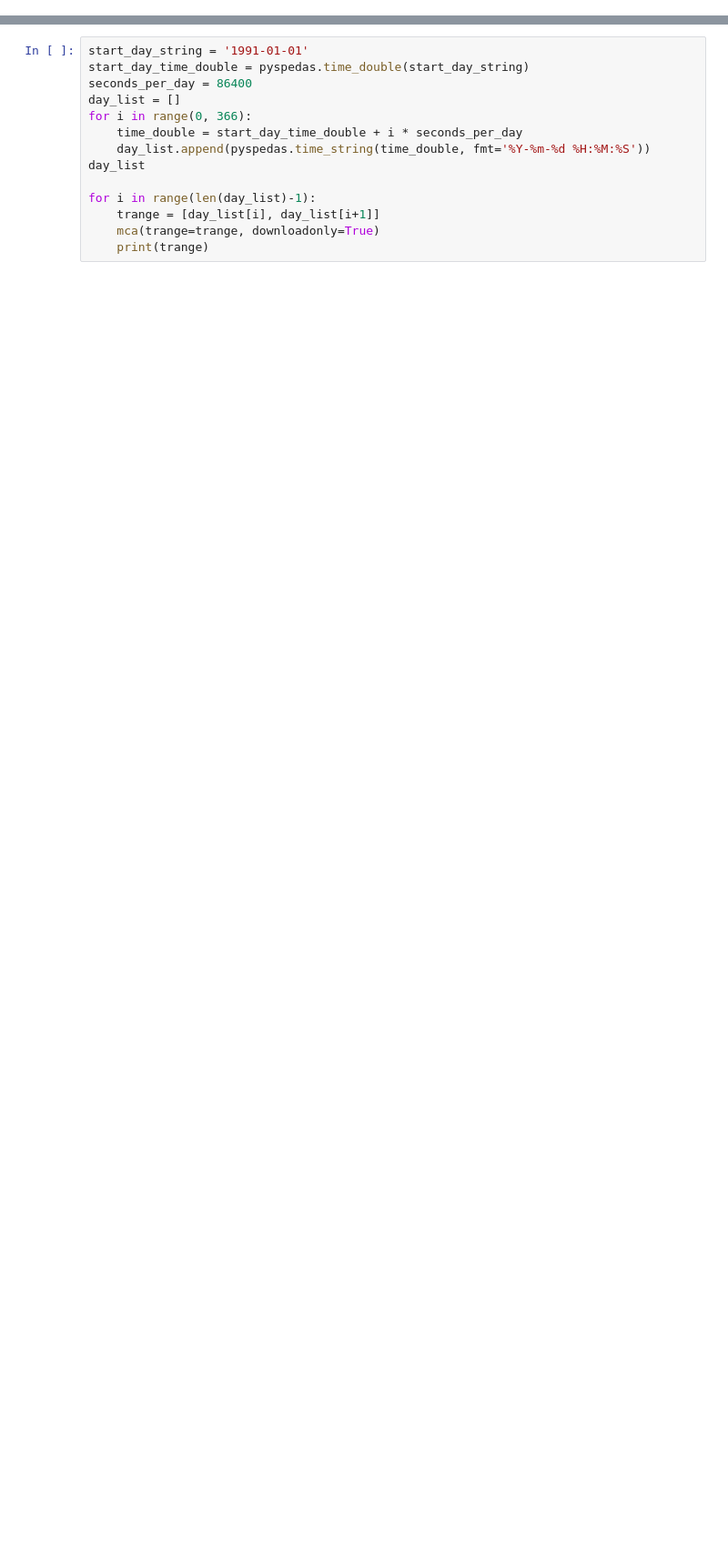
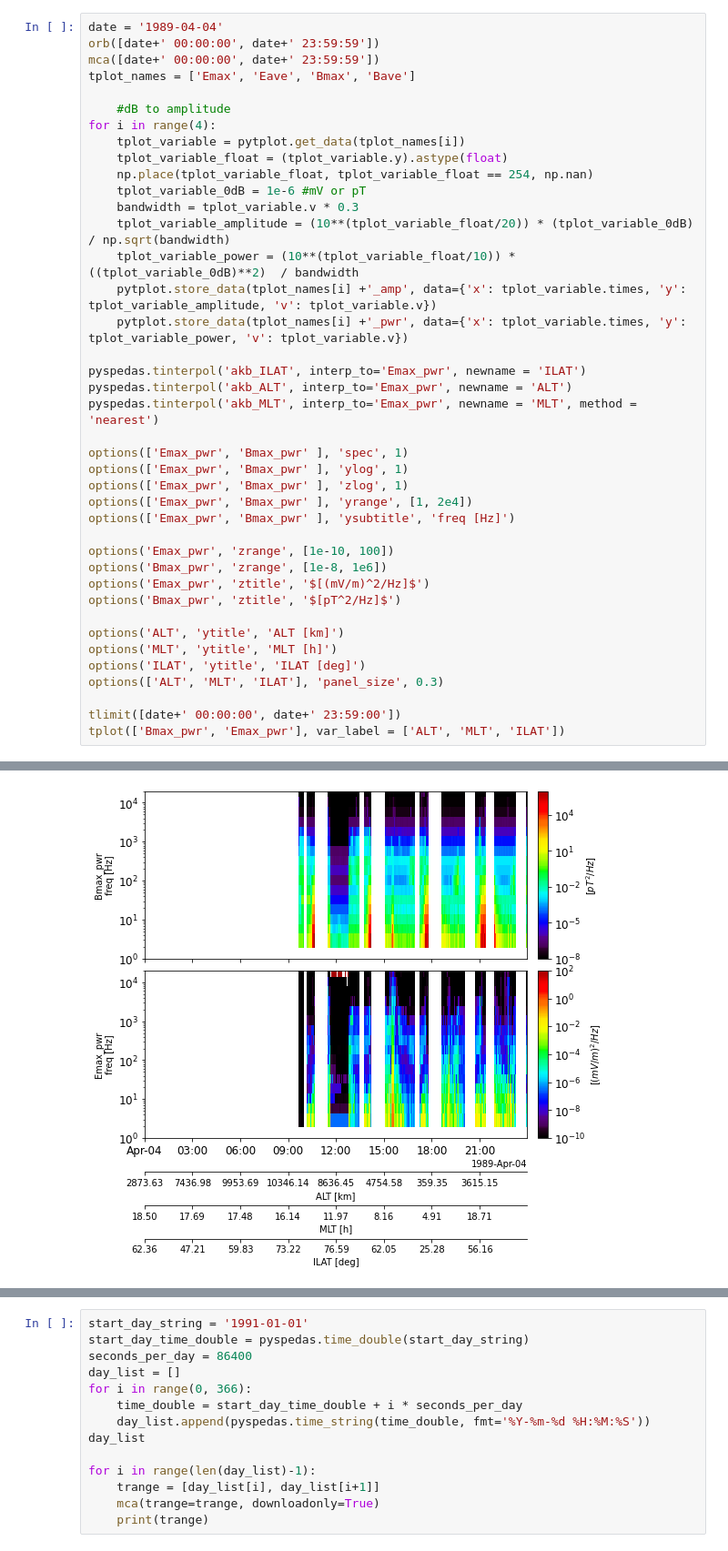
Before and after one commit to shuji-onosawa/Akebono_analysis_old, a Jupyter notebook: VLF_mca/Akebono_analysis.ipynb, the cells around one changed output, grey strips where cells are left out. Shown at 91% size. Cells and saved outputs as stored; diff of their text form; blank space fills up the shorter version.

```diff
--- a/VLF_mca/Akebono_analysis.ipynb
+++ b/VLF_mca/Akebono_analysis.ipynb
@@ -9,2 +5,43 @@ from pytplot import get_data, store_data
 from load import mca, orb
 import numpy as np
+# %%
+date = '1989-04-04'
+orb([date+' 00:00:00', date+' 23:59:59'])
+mca([date+' 00:00:00', date+' 23:59:59'])
+tplot_names = ['Emax', 'Eave', 'Bmax', 'Bave']
+
+    #dB to amplitude
+for i in range(4):
+    tplot_variable = pytplot.get_data(tplot_names[i])
+    tplot_variable_float = (tplot_variable.y).astype(float)
+    np.place(tplot_variable_float, tplot_variable_float == 254, np.nan)
+    tplot_variable_0dB = 1e-6 #mV or pT
+    bandwidth = tplot_variable.v * 0.3
+    tplot_variable_amplitude = (10**(tplot_variable_float/20)) * (tplot_variable_0dB)  / np.sqrt(bandwidth)
+    tplot_variable_power = (10**(tplot_variable_float/10)) * ((tplot_variable_0dB)**2)  / bandwidth
+    pytplot.store_data(tplot_names[i] +'_amp', data={'x': tplot_variable.times, 'y': tplot_variable_amplitude, 'v': tplot_variable.v})
+    pytplot.store_data(tplot_names[i] +'_pwr', data={'x': tplot_variable.times, 'y': tplot_variable_power, 'v': tplot_variable.v})
+
+pyspedas.tinterpol('akb_ILAT', interp_to='Emax_pwr', newname = 'ILAT')
+pyspedas.tinterpol('akb_ALT', interp_to='Emax_pwr', newname = 'ALT')
+pyspedas.tinterpol('akb_MLT', interp_to='Emax_pwr', newname = 'MLT', method = 'nearest')
+
+options(['Emax_pwr', 'Bmax_pwr' ], 'spec', 1)
+options(['Emax_pwr', 'Bmax_pwr' ], 'ylog', 1)
+options(['Emax_pwr', 'Bmax_pwr' ], 'zlog', 1)
+options(['Emax_pwr', 'Bmax_pwr' ], 'yrange', [1, 2e4])
+options(['Emax_pwr', 'Bmax_pwr' ], 'ysubtitle', 'freq [Hz]')
+
+options('Emax_pwr', 'zrange', [1e-10, 100])
+options('Bmax_pwr', 'zrange', [1e-8, 1e6])
+options('Emax_pwr', 'ztitle', '$[(mV/m)^2/Hz]$')
+options('Bmax_pwr', 'ztitle', '$[pT^2/Hz]$')
+
+options('ALT', 'ytitle', 'ALT [km]')
+options('MLT', 'ytitle', 'MLT [h]')
+options('ILAT', 'ytitle', 'ILAT [deg]')
+options(['ALT', 'MLT', 'ILAT'], 'panel_size', 0.3)
+
+tlimit([date+' 00:00:00', date+' 23:59:00'])
+tplot(['Bmax_pwr', 'Emax_pwr'], var_label = ['ALT', 'MLT', 'ILAT'])
+# %% [output]
@@ -10,0 +51 @@ import numpy as np
+[figure, added]
```
Also changed, not shown: parts of 4 cells of this notebook, 2 other files.
